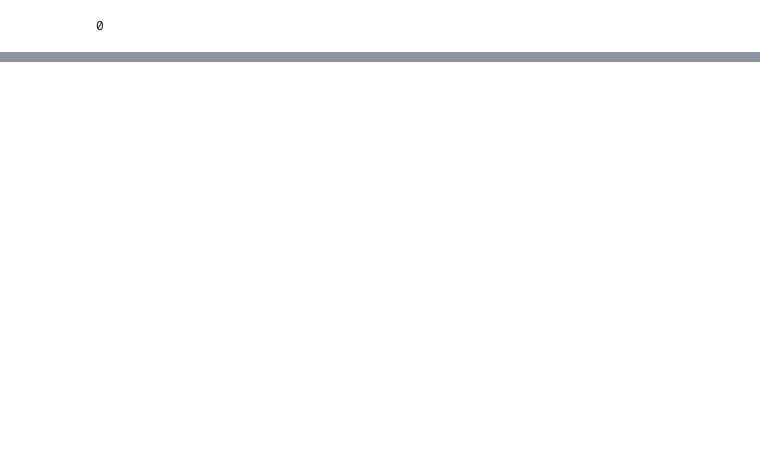
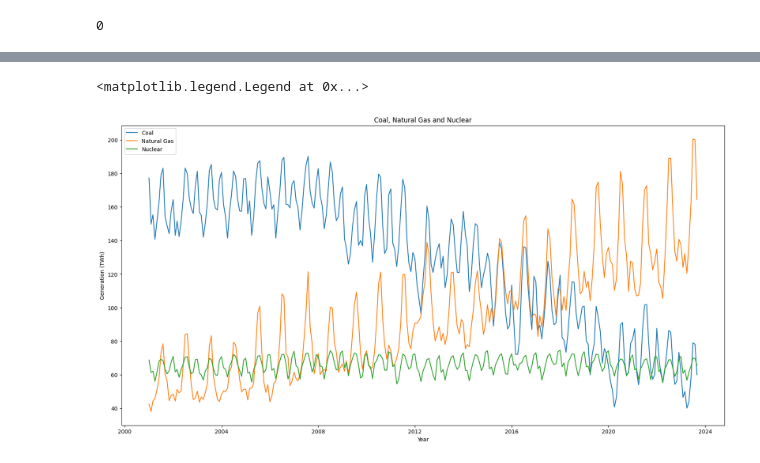
Before and after one commit to NickSordi/6505-Final-Project, a Jupyter notebook: Load Data.ipynb, the cells around one changed output, grey strips where cells are left out. Cells and saved outputs as stored; diff of their text form; code cells hidden in the pictures; blank space fills up the shorter version.

```diff
--- a/Load Data.ipynb
+++ b/Load Data.ipynb
@@ -100,0 +281,10 @@ array(['Coal', 'Petroleum', 'Natural Gas', 'Hydroelectric Conventional',
+# %%
+plt.figure(figsize=(20,10))
+sns.color_palette("tab10")
+sns.lineplot(data=US_top3, x=US_top3['DATE'] ,y=US_top3['Generation (TWh)'],hue="ENERGY SOURCE")
+plt.title("Coal, Natural Gas and Nuclear")
+plt.xlabel("Year")
+plt.legend(loc='best')
+# %% [output]
+<matplotlib.legend.Legend at 0x...>
+[figure, added]
```
Also changed, not shown: parts of 66 cells of this notebook.
